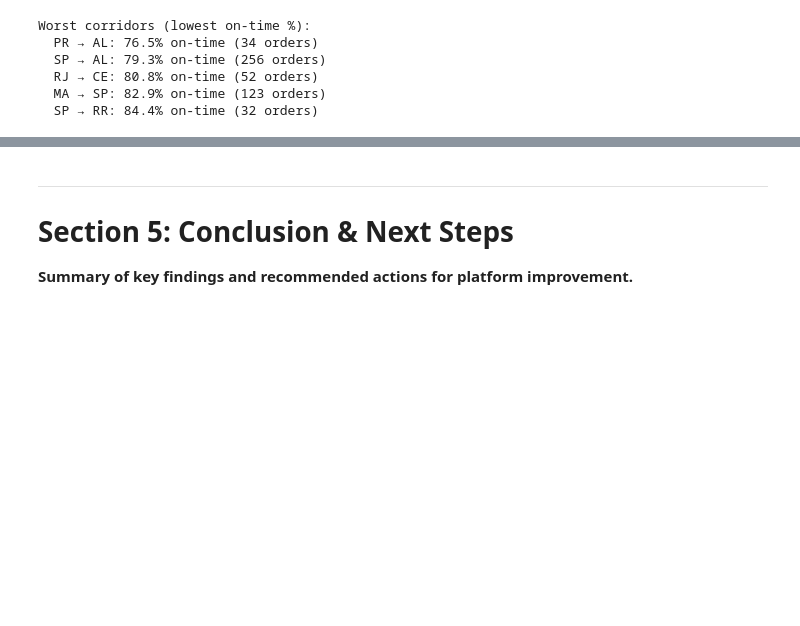
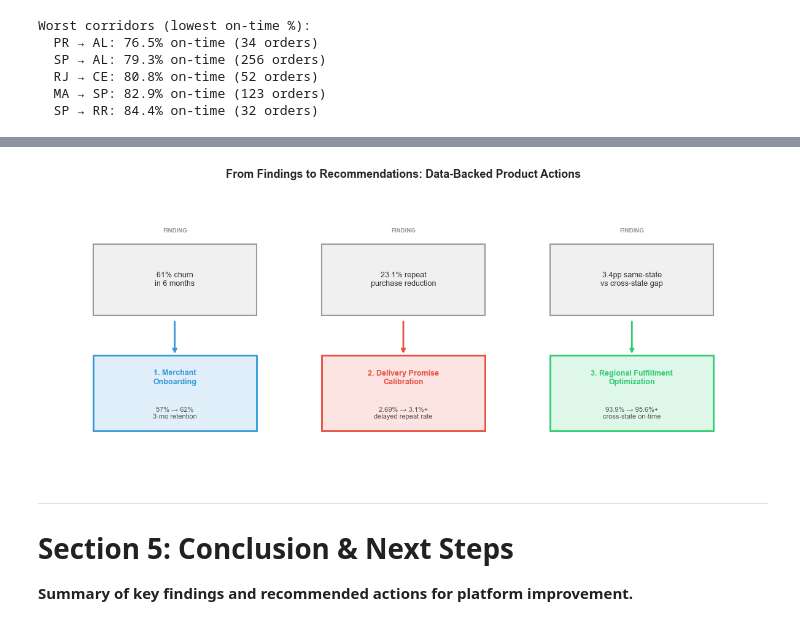
Before and after one commit to ArdahanDogru/olist-ecommerce-analytics, a Jupyter notebook: notebooks/delivery_impact_recommendations.ipynb, the cells around one changed output, grey strips where cells are left out. Drawn from its saved outputs; the diff is of its cells as text; code cells hidden in the pictures; blank space fills up the shorter version.

Commit message:
product recommendations - section 4 of notebook

```diff
--- a/notebooks/delivery_impact_recommendations.ipynb
+++ b/notebooks/delivery_impact_recommendations.ipynb
@@ -619,3 +684,42 @@ Each recommendation includes:
+# %%
+fig, ax = plt.subplots(figsize=(12, 5))
+
+recommendations = ['1. Merchant\nOnboarding', '2. Delivery Promise\nCalibration', '3. Regional Fulfillment\nOptimization']
+metrics = ['57% → 62%\n3-mo retention', '2.69% → 3.1%+\ndelayed repeat rate', '93.9% → 95.6%+\ncross-state on-time']
+colors_rec = ['#3498db', '#e74c3c', '#2ecc71']
+findings = ['61% churn\nin 6 months', '23.1% repeat\npurchase reduction', '3.4pp same-state\nvs cross-state gap']
+
+# Finding boxes (top row)
+for i, (rec, finding, metric, color) in enumerate(zip(recommendations, findings, metrics, colors_rec)):
+    # Finding box
+    ax.add_patch(plt.Rectangle((i * 3.5 + 0.25, 1.6), 2.5, 0.8,
+                                facecolor='#f0f0f0', edgecolor='#999999', linewidth=1.5, zorder=2))
+    ax.text(i * 3.5 + 1.5, 2.0, finding, ha='center', va='center', fontsize=9, color='#333333')
+    ax.text(i * 3.5 + 1.5, 2.55, 'FINDING', ha='center', va='center', fontsize=7,
+            fontweight='bold', color='#999999')
+
+    # Arrow
+    ax.annotate('', xy=(i * 3.5 + 1.5, 1.15), xytext=(i * 3.5 + 1.5, 1.55),
+                arrowprops=dict(arrowstyle='->', color=color, lw=2))
+
+    # Recommendation box
+    ax.add_patch(plt.Rectangle((i * 3.5 + 0.25, 0.3), 2.5, 0.85,
+                                facecolor=color, edgecolor='white', linewidth=2, alpha=0.15, zorder=2))
+    ax.add_patch(plt.Rectangle((i * 3.5 + 0.25, 0.3), 2.5, 0.85,
+                                facecolor='none', edgecolor=color, linewidth=2, zorder=3))
+    ax.text(i * 3.5 + 1.5, 0.9, rec, ha='center', va='center', fontsize=9, fontweight='bold', color=color)
+    ax.text(i * 3.5 + 1.5, 0.5, metric, ha='center', va='center', fontsize=8, color='#555555')
+
+ax.set_xlim(-0.5, 10.5)
+ax.set_ylim(0, 3)
+ax.set_title('From Findings to Recommendations: Data-Backed Product Actions',
+             fontsize=13, fontweight='bold', pad=15)
+ax.axis('off')
+
+plt.tight_layout()
+plt.show()
+# %% [output]
+[figure, added]
 # %% [markdown]
 ---
 <a id="section-5"></a>
```
Also changed, not shown: parts of 6 cells of this notebook.
